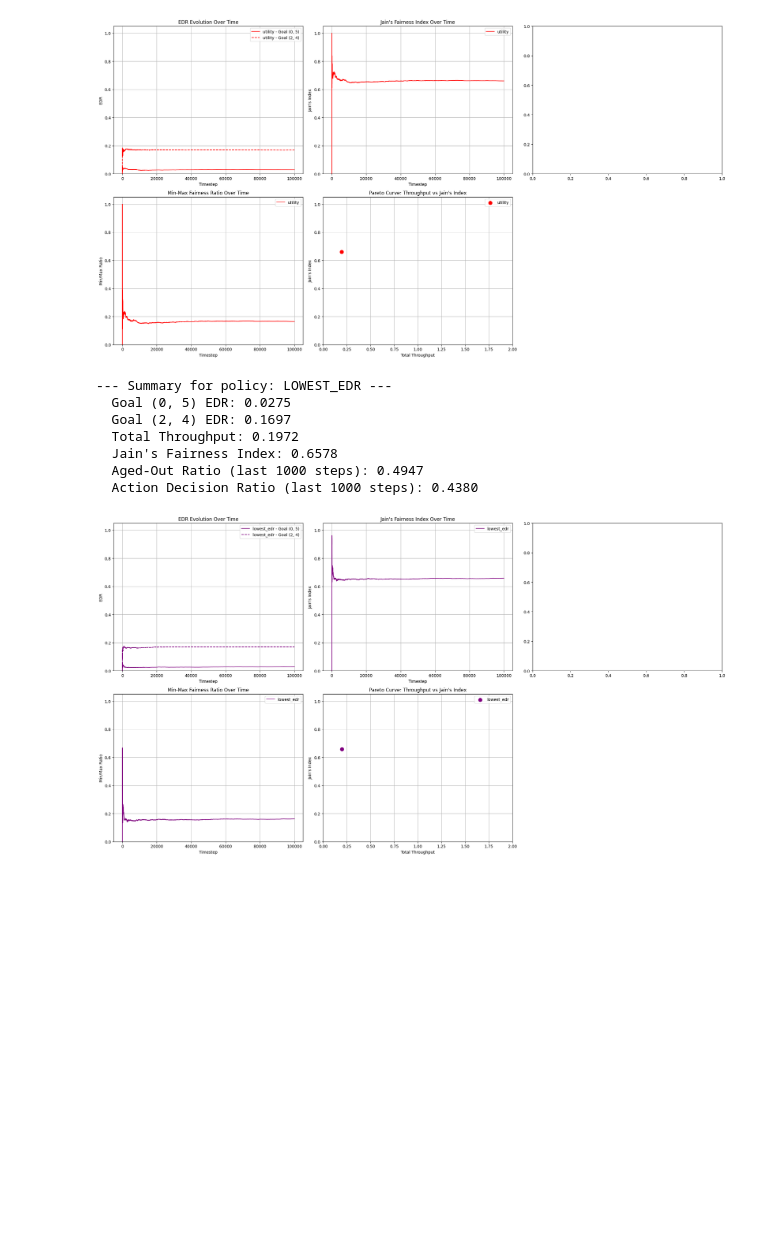
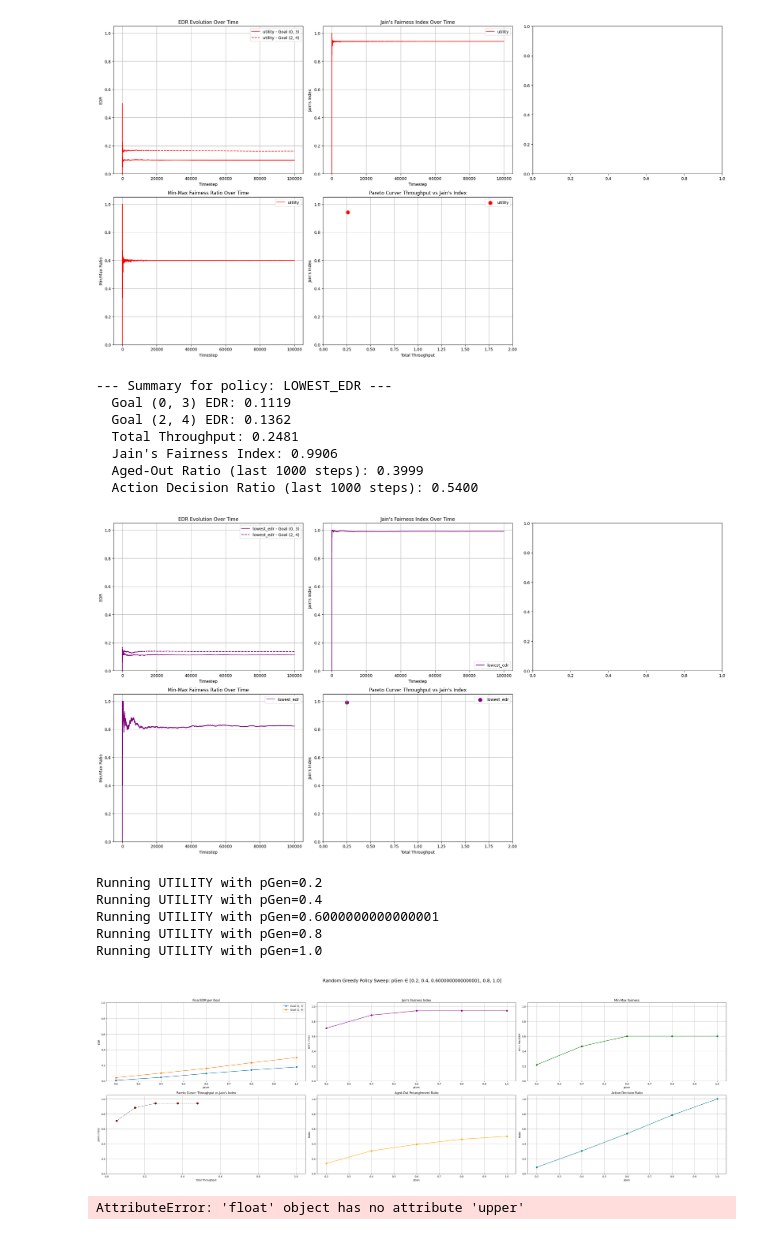
Before and after one commit to Berat03/quantumScheduling, a Jupyter notebook: new/greedy.ipynb, the cells around one changed output. Saved outputs shown, nothing was run; the diff lists cells and outputs as text; code cells hidden in the pictures; blank space fills up the shorter version.

```diff
--- a/new/greedy.ipynb
+++ b/new/greedy.ipynb
@@ -336,11 +336,11 @@ def plot_full_greedy_param_analysis(results, param_vals, param_name, goal_edges,
 
 
 # === Setup parameters ===
-edges       = [(0,1), (1,3), (2,3), (3,4), (4,5)]
-goal_edges  = [(0,5), (2,4)]
+edges       = [(0,1), (1,2), (2,3), (3,4)]
+goal_edges  = [(0,3), (2,4)]
 pSwap       = 0.6
 pGen        = 0.6
-maxAge      = 1
+maxAge      = 2
 
 
 
@@ -392,25 +392,25 @@ plot_greedy_policy_results(results, goal_edges)
 
 
 
-# param_values = [0.2* i for i in range(1,6)]  # [0.1, 0.2, ..., 1.0]
-# # Example sweep: vary pGen
-# sweep_results = run_greedy_param_sweep(
-#     edges=edges,
-#     goalEdges=goal_edges,
-#     param_name='pGen',
-#     param_values=param_values,
-#     fixed_params={'pGen': pSwap, 'pSwap': pGen, 'maxAge': maxAge},
-#     policy='utility',  # or 'utility', 'random', etc.
-#     num_steps=100000,
-#     plot=False
-# )
+param_values = [0.2* i for i in range(1,6)]  # [0.1, 0.2, ..., 1.0]
+# Example sweep: vary pGen
+sweep_results = run_greedy_param_sweep(
+    edges=edges,
+    goalEdges=goal_edges,
+    param_name='pGen',
+    param_values=param_values,
+    fixed_params={'pGen': pSwap, 'pSwap': pGen, 'maxAge': maxAge},
+    policy='utility',  # or 'utility', 'random', etc.
+    num_steps=100000,
+    plot=False
+)
 
-# plot_full_greedy_param_analysis(
-#     results=sweep_results,
-#     param_vals=param_values,
-#     param_name='pGen',
-#     goal_edges=goal_edges,
-#     policy_name="Random Greedy"
-# )
+plot_full_greedy_param_analysis(
+    results=sweep_results,
+    param_vals=param_values,
+    param_name='pGen',
+    goal_edges=goal_edges,
+    policy_name="Random Greedy"
+)
 # %% [output]
 --- Summary for policy: UTILITY ---
@@ -423,9 +423,16 @@ plot_greedy_policy_results(results, goal_edges)
-[figure, old version]
+[figure, new version]
 --- Summary for policy: LOWEST_EDR ---
-  Goal (0, 5) EDR: 0.0275
-  Goal (2, 4) EDR: 0.1697
-  Total Throughput: 0.1972
-  Jain's Fairness Index: 0.6578
-  Aged-Out Ratio (last 1000 steps): 0.4947
-  Action Decision Ratio (last 1000 steps): 0.4380
+  Goal (0, 3) EDR: 0.1119
+  Goal (2, 4) EDR: 0.1362
+  Total Throughput: 0.2481
+  Jain's Fairness Index: 0.9906
+  Aged-Out Ratio (last 1000 steps): 0.3999
+  Action Decision Ratio (last 1000 steps): 0.5400
-[figure, old version]
+[figure, new version]
+Running UTILITY with pGen=0.2
+Running UTILITY with pGen=0.4
+Running UTILITY with pGen=0.6000000000000001
+Running UTILITY with pGen=0.8
+Running UTILITY with pGen=1.0
+[figure, added]
+AttributeError: 'float' object has no attribute 'upper'
```
Also changed, not shown: parts of 1 cell of this notebook, 2 other files.
